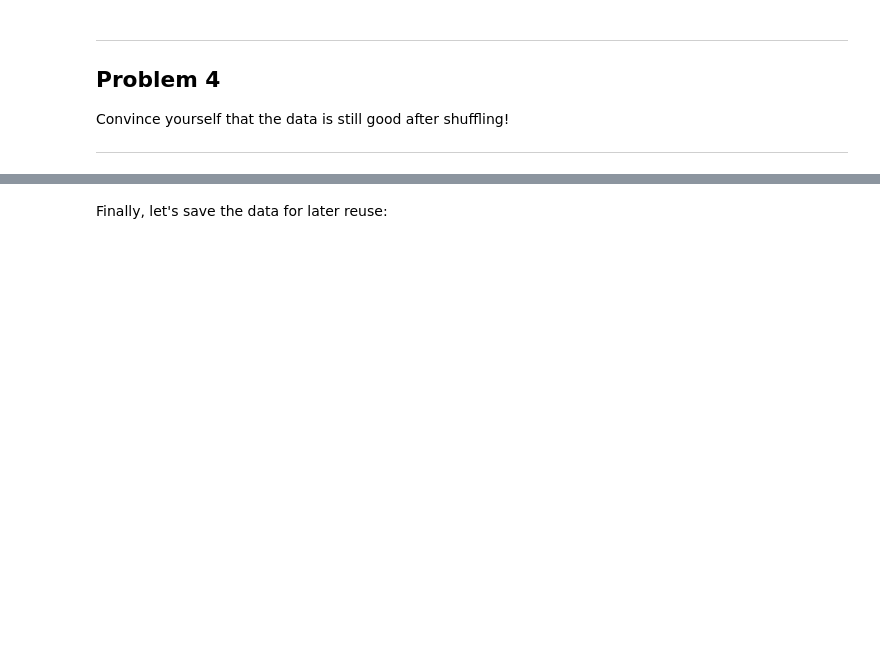
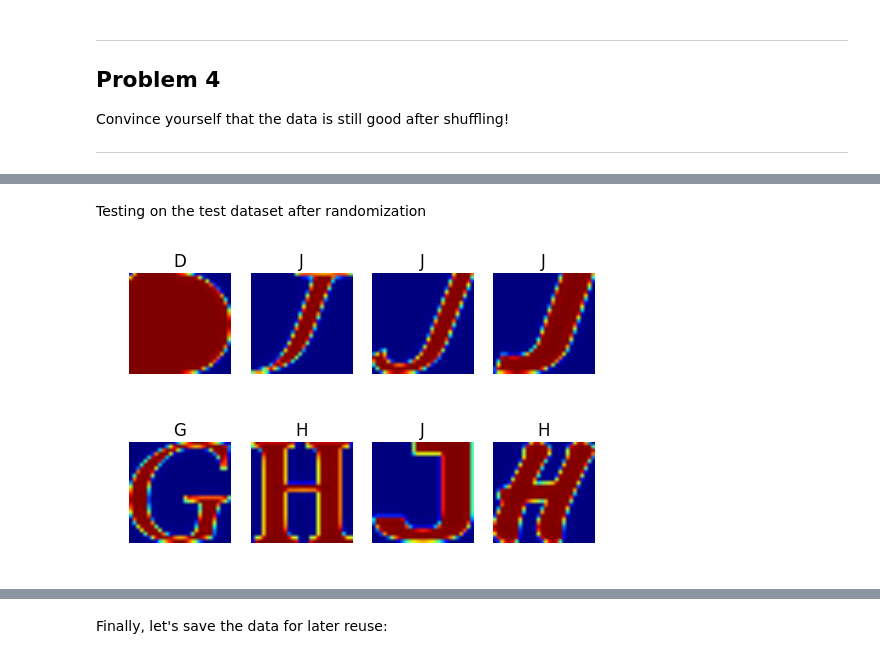
Before and after one commit to aakashef/udacity-deep-learn, a Jupyter notebook: 1_notmnist.ipynb, the cells around one changed output, grey strips where cells are left out. Drawn from its saved outputs; the diff is of its cells as text; code cells hidden in the pictures; blank space fills up the shorter version.

```diff
--- a/1_notmnist.ipynb
+++ b/1_notmnist.ipynb
@@ -393,0 +413,6 @@ Convince yourself that the data is still good after shuffling!
+# %% [markdown]
+Testing on the test dataset after randomization
+# %%
+disp_randomized_dataset(test_dataset, test_labels)
+# %% [output]
+[figure, added]
```
Also changed, not shown: parts of 47 cells of this notebook, 1 other file.
